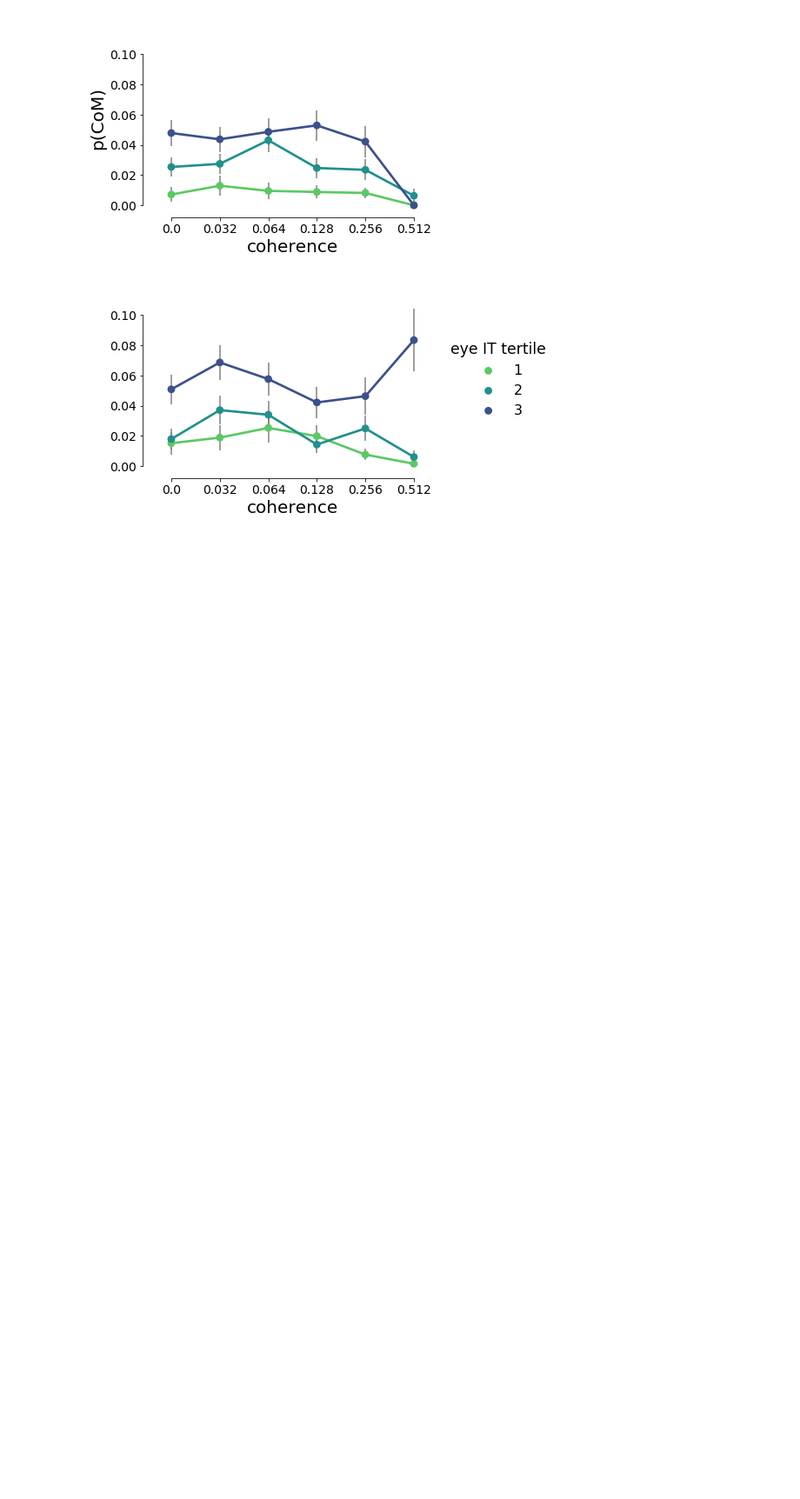
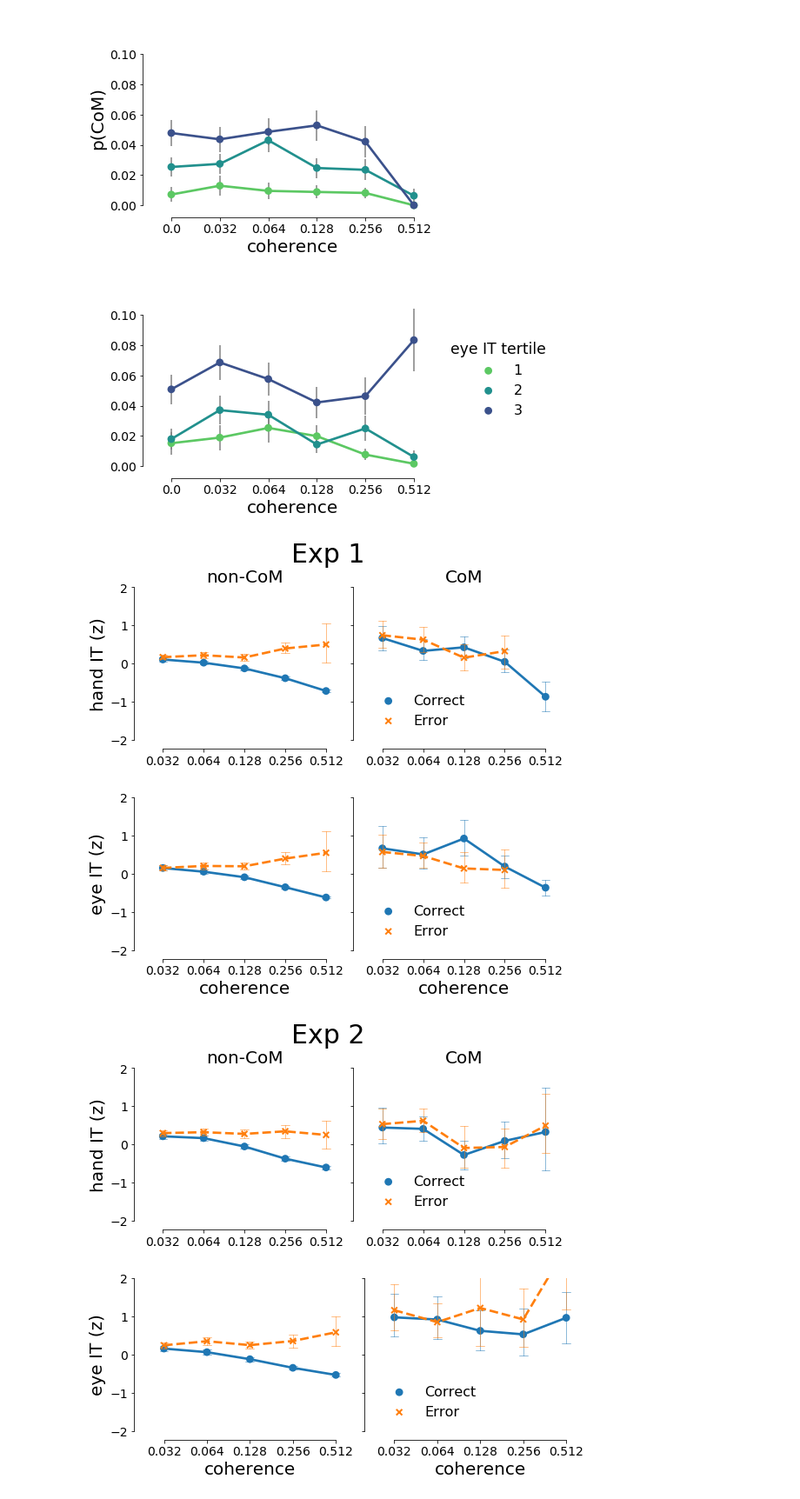
Before and after one commit to cherepaha/eyehandrdk, a Jupyter notebook: paper_figures.ipynb, the cells around one changed output. Shown at 87% size. Cells and saved outputs as stored; diff of their text form; code cells hidden in the pictures; blank space fills up the shorter version.

Commit message:
Paper figures notebook up to date

```diff
--- a/paper_figures.ipynb
+++ b/paper_figures.ipynb
@@ -54,3 +54,18 @@ psychometrics.plot_p_com_vs_var_ci(choices=choices_2, exp=exp_2, var='eye IT ter
 [figure]
 [figure]
 [figure]
+# %%
+initiation_times.plot_var_grid(choices_1, exp_1, var='hand IT (z)', col='type', hue='choice',
+              hue_order=['Correct', 'Error'],  col_order=['non-CoM', 'CoM'], markers=['o', 'x'], xlabels=False)
+initiation_times.plot_var_grid(choices_1, exp_1, var='eye IT (z)', col='type', hue='choice',
+              hue_order=['Correct', 'Error'], col_order=['non-CoM', 'CoM'], markers=['o', 'x'], title=False)
+
+initiation_times.plot_var_grid(choices_2, exp_2, var='hand IT (z)', col='type', hue='choice',
+              hue_order=['Correct', 'Error'], col_order=['non-CoM', 'CoM'], markers=['o', 'x'], xlabels=False)
+initiation_times.plot_var_grid(choices_2, exp_2, var='eye IT (z)', col='type', hue='choice',
+              hue_order=['Correct', 'Error'], col_order=['non-CoM', 'CoM'], markers=['o', 'x'], title=False)
+# %% [output]
+[figure, added]
+[figure, added]
+[figure, added]
+[figure, added]
```
Also changed, not shown: parts of 4 cells of this notebook, 3 other files.
